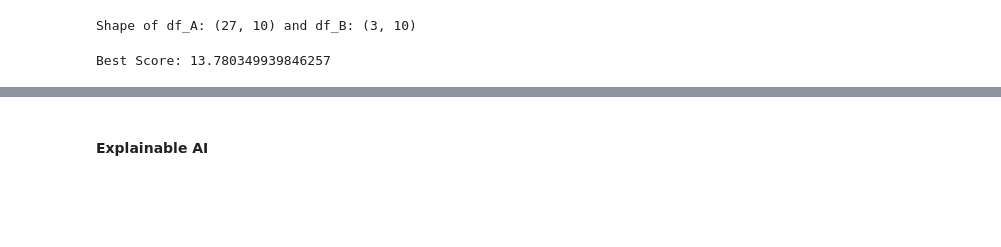
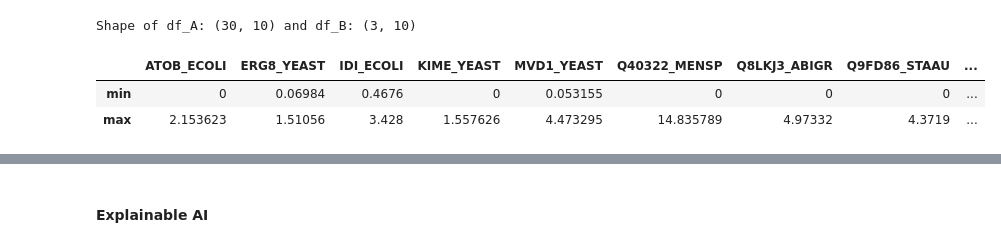
Before and after one commit to costasmexis/straindesignXAI, a Jupyter notebook: notebooks/Limonene_manual.ipynb, the cells around one changed output, grey strips where cells are left out. Cells and saved outputs as stored; diff of their text form; code cells hidden in the pictures; blank space fills up the shorter version.

```diff
--- a/notebooks/Limonene_manual.ipynb
+++ b/notebooks/Limonene_manual.ipynb
@@ -2,6 +2,9 @@
 import warnings
 
 import pandas as pd
+import numpy as np
+from tqdm import tqdm
+from IPython.display import display
 
 warnings.simplefilter(action="ignore", category=FutureWarning)
 
@@ -36,34 +39,58 @@ DBTL_A = [
     "B.Mh",
     "2X.Hl",
     "B.Hl",
     "2X.Ml",
     "B.Hm",
     "B.Lh",
     "B.Hh",
     "A.Ll",
     "A.Hm",
     "2X.Mm",
     "A.Hh",
     "A.Ml",
     "A.Lm",
     "A.Lh",
     "2X.Hm",
 ]
 
 DBTL_B = ["BL.Mm", "BL.Mh", "BL.Ml"]
 
 PATH = "../data/preprocessed_Limonene_data.csv"
 
 df = pd.read_csv(PATH, index_col=0)
 df = df[INPUT_VARS + RESPONSE_VARS]
 
 # Split DBTL cycles
 df_A = df.loc[DBTL_A]
 df_B = df.loc[DBTL_B]
 
+df_A = df.copy()
+
 print(f'Shape of df_A: {df_A.shape} and df_B: {df_B.shape}')
+
+# Calculate bounds of proteins
+def get_bounds(df: pd.DataFrame, input_vars: list, epsilon: float=0.10):
+    bounds = pd.DataFrame(columns=input_vars)
+    X = df[input_vars]
+    for col in input_vars:
+        MAX = X[col].max()
+        MIN = X[col].min()
+        DELTA = MAX - MIN
+        lb = MIN - epsilon * DELTA
+        ub = MAX + epsilon * DELTA
+        if lb < 0:
+            lb = 0
+        bounds.loc["min", col] = lb
+        bounds.loc["max", col] = ub
+    return bounds
+
+bounds = get_bounds(df_A, INPUT_VARS)
+display(bounds)
 # %% [output]
-Shape of df_A: (27, 10) and df_B: (3, 10)
+Shape of df_A: (30, 10) and df_B: (3, 10)
+|  | ATOB_ECOLI | ERG8_YEAST | IDI_ECOLI | KIME_YEAST | MVD1_YEAST | Q40322_MENSP | Q8LKJ3_ABIGR | Q9FD86_STAAU | ... |
+| min | 0 | 0.06984 | 0.4676 | 0 | 0.053155 | 0 | 0 | 0 | ... |
+| max | 2.153623 | 1.51056 | 3.428 | 1.557626 | 4.473295 | 14.835789 | 4.97332 | 4.3719 | ... |
 # %%
 # import all above models
 from sklearn.ensemble import GradientBoostingRegressor, RandomForestRegressor
@@ -161,15 +189,3 @@ def model_selection():
     boxplot()
 
     return nested_scores_LR, nested_scores_RF, nested_scores_SVR, nested_scores_MLP, nested_scores_XGB, nested_scores_kNN, nested_scores_GB
-# %%
-def train_svr(X, y):
-    svr = SVR()
-    grid_search = GridSearchCV(estimator=svr, param_grid=param_grid['SVR'],
-                            scoring='neg_mean_absolute_error', cv=5)
-    grid_search.fit(X, y)
-    print("Best Score:", -grid_search.best_score_)
-    return grid_search
-
-grid_search = train_svr(df_A[INPUT_VARS], df_A[RESPONSE_VARS].values.ravel())
-# %% [output]
-Best Score: 13.780349939846257
```
Also changed, not shown: parts of 8 cells of this notebook.
